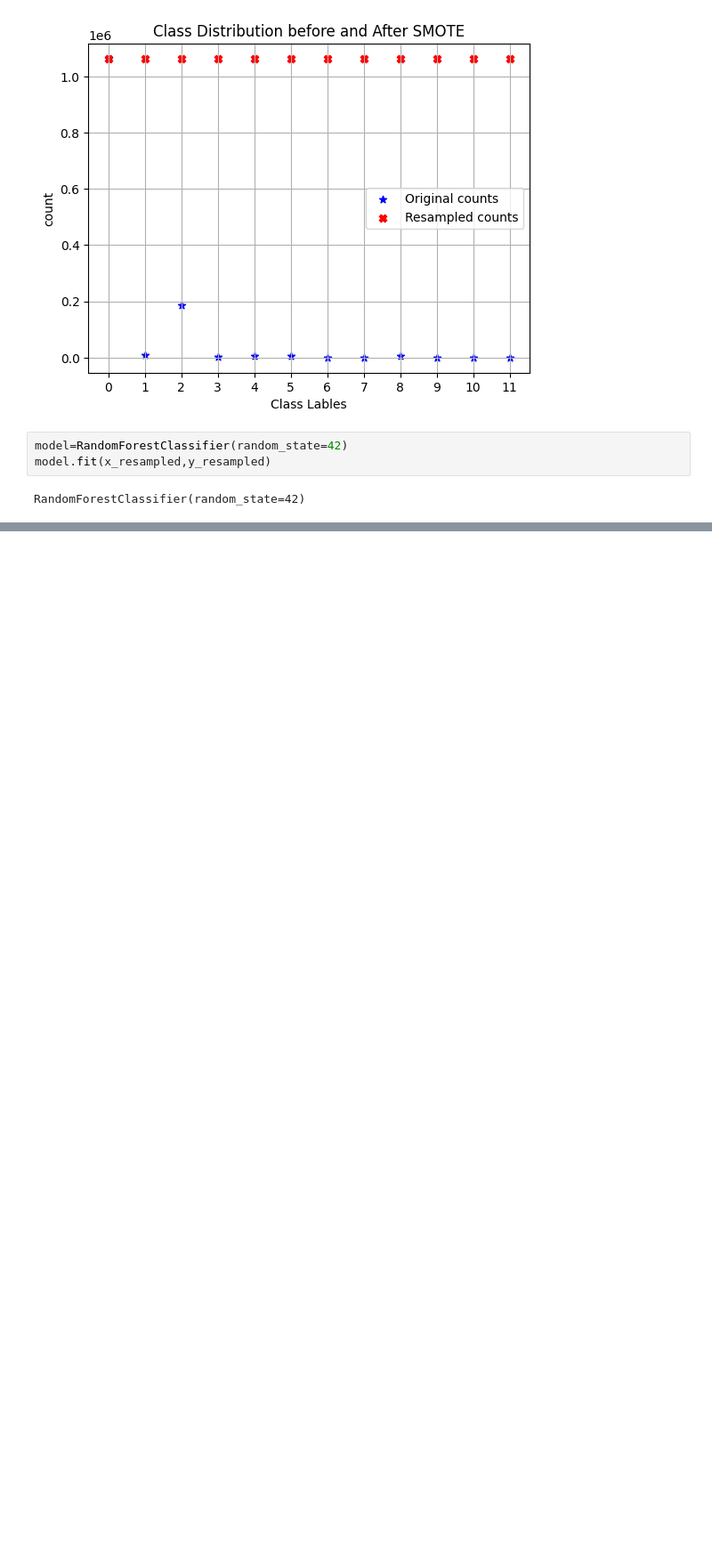
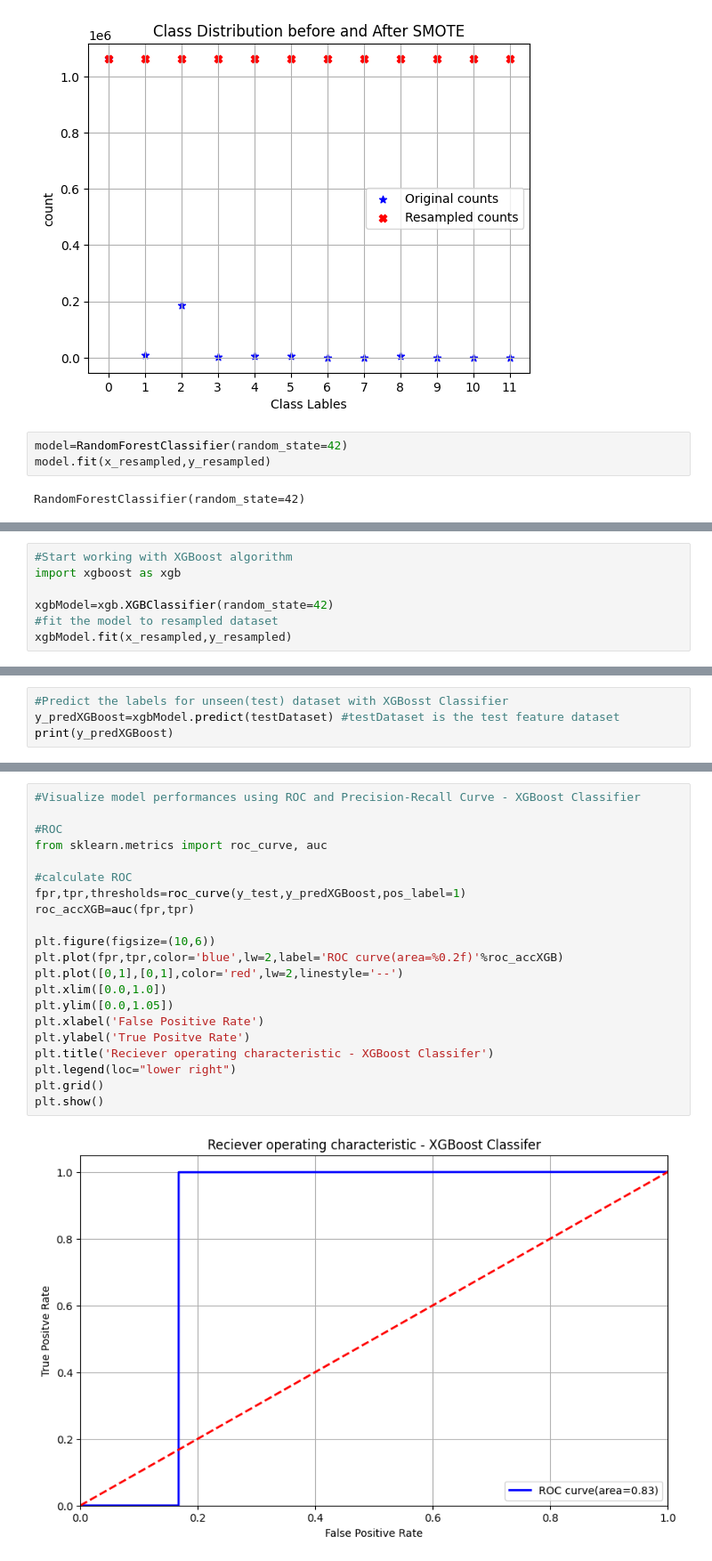
Before and after one commit to MeenaRuwandi/INCS870-Fall2024-Team4, a Jupyter notebook: incs870_team4.ipynb, the cells around one changed output, grey strips where cells are left out. Shown: that part at 89% size. Saved outputs shown, nothing was run; the diff lists cells and outputs as text; blank space fills up the shorter version.

```diff
--- a/incs870_team4.ipynb
+++ b/incs870_team4.ipynb
@@ -721,0 +745,7 @@ plt.show()
+# %%
+#Start working with XGBoost algorithm
+import xgboost as xgb
+
+xgbModel=xgb.XGBClassifier(random_state=42)
+#fit the model to resampled dataset
+xgbModel.fit(x_resampled,y_resampled)
@@ -721,0 +764,4 @@ plt.show()
+# %%
+#Predict the labels for unseen(test) dataset with XGBosst Classifier
+y_predXGBoost=xgbModel.predict(testDataset) #testDataset is the test feature dataset
+print(y_predXGBoost)
@@ -721,0 +849,23 @@ plt.show()
+# %%
+#Visualize model performances using ROC and Precision-Recall Curve - XGBoost Classifier
+
+#ROC
+from sklearn.metrics import roc_curve, auc
+
+#calculate ROC
+fpr,tpr,thresholds=roc_curve(y_test,y_predXGBoost,pos_label=1)
+roc_accXGB=auc(fpr,tpr)
+
+plt.figure(figsize=(10,6))
+plt.plot(fpr,tpr,color='blue',lw=2,label='ROC curve(area=%0.2f)'%roc_accXGB)
+plt.plot([0,1],[0,1],color='red',lw=2,linestyle='--')
+plt.xlim([0.0,1.0])
+plt.ylim([0.0,1.05])
+plt.xlabel('False Positive Rate')
+plt.ylabel('True Positve Rate')
+plt.title('Reciever operating characteristic - XGBoost Classifer')
+plt.legend(loc="lower right")
+plt.grid()
+plt.show()
+# %% [output]
+[figure, added]
```
Also changed, not shown: parts of 22 cells of this notebook.
